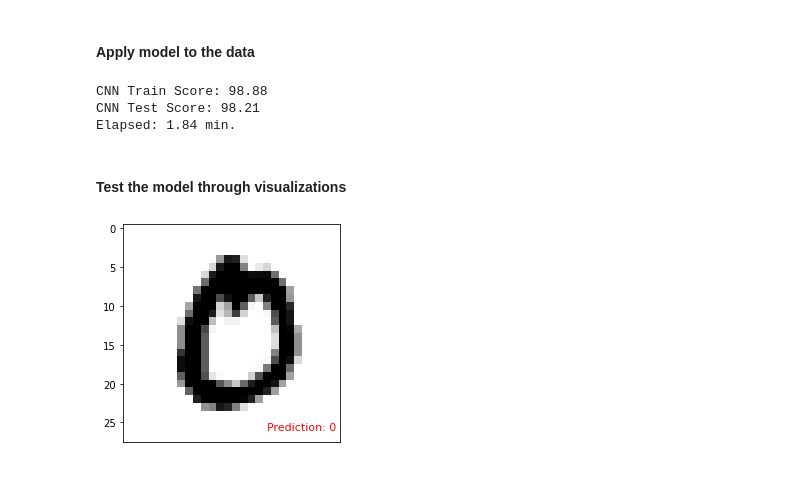
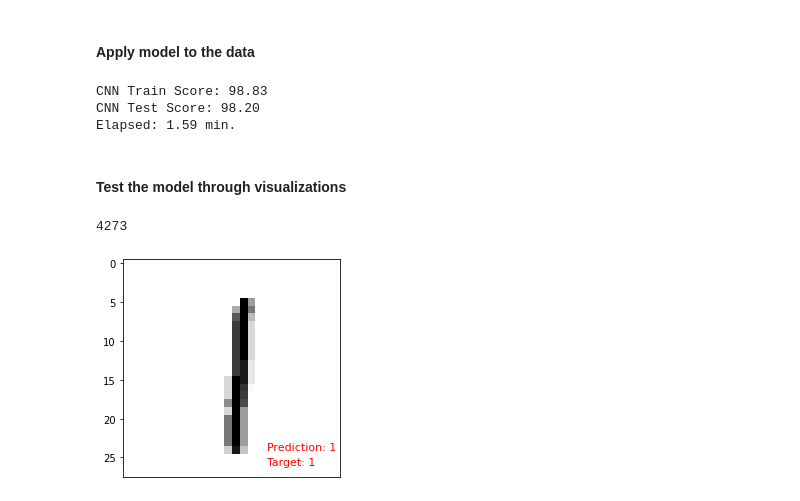
Before and after one commit to rohannakra/AI-Predicts-Hand-Written-Digits, a Jupyter notebook: AI_predicts_handwritten_digits.ipynb, the cells around one changed output. Cells and saved outputs as stored; diff of their text form; code cells hidden in the pictures.

```diff
--- a/AI_predicts_handwritten_digits.ipynb
+++ b/AI_predicts_handwritten_digits.ipynb
@@ -14,6 +14,7 @@ from tensorflow.keras.models import Sequential
 from tensorflow.keras.layers import Conv2D, MaxPooling2D, Dense, Flatten
 from tensorflow.keras.optimizers import SGD
 from tensorflow.keras.utils import to_categorical
+from tensorflow.keras.datasets import mnist
 %matplotlib inline
 
 # Import other modules.
@@ -34,18 +35,11 @@ from IPython.display import clear_output
 
 # NOTE: To import 'plyer' module, you must use 'pip install plyer'
 
-# Getting workspace/project to create a path that leads to the dataset.
-print(os.getcwd())
+# Import dataset.
+(X_train, y_train), (X_test, y_test) = mnist.load_data()
 
-# Import dataset.
-train = pd.read_csv('train.csv')
-test = pd.read_csv('test.csv')
-
-# NOTE: You can download these files @: https://www.kaggle.com/oddrationale/mnist-in-csv?select=mnist_train.csv
-
-# X is the hand written digits, y is the actual digits (answers).
-X_train, y_train = (train.loc[:, '1x1':'28x28'].to_numpy(), train['label'].to_numpy())
-X_test, y_test = (test.loc[:, '1x1':'28x28'].to_numpy(), test['label'].to_numpy())
+X_train = X_train.reshape(X_train.shape[0], -1)
+X_test = X_test.reshape(X_test.shape[0], -1)
 
 # X represents the hand written digits which are 28 x 28 in size.
 print(f'X_train.shape: {X_train.shape}')    # -> (60,000, 784)
@@ -179,25 +179,42 @@ notification.notify(
     app_icon='python_icon.ico'
 )
 # %% [output]
-CNN Train Score: 98.88
-CNN Test Score: 98.21
-Elapsed: 1.84 min.
+CNN Train Score: 98.83
+CNN Test Score: 98.20
+Elapsed: 1.59 min.
 # %% [markdown]
 #### Test the model through visualizations
 # %%
-# Create a list of predictions.
-sample = np.array(choice(X_test).reshape(1, 28, 28, 1))
+# Ask user for specific number to test model.
+def pick_num():
+    try:
+        number = int(input('Choose a number to test the model on -> '))
+    except ValueError:
+        pick_num()
+    else:
+        return number
+
+og_y_test = np.array([np.argmax(y, axis=None, out=None) for y in y_test])
+
+index = choice(np.where(og_y_test == pick_num())[0])
+sample = X_test[index].reshape(1, 28, 28, 1)
+sample_target = og_y_test[index]
+
+print(index)
+
 prediction = np.argmax(CNN.predict(sample))
 
 sample_img = sample.reshape(28, 28)
 
 plt.imshow(sample_img, cmap='binary')
-plt.text(18, 26, f'Prediction: {prediction}', fontsize=11, color='red')
+plt.text(18, 24, f'Prediction: {prediction}', fontsize=11, color='red')
+plt.text(18, 26, f'Target: {sample_target}', fontsize=11, color='red')
 plt.tick_params(
     axis='both',          # changes apply to the x-axis
     which='both',      # both major and minor ticks are affected
     bottom=False,      # ticks along the bottom edge are off
     top=False,         # ticks along the top edge are off
     labelbottom=False)
 # %% [output]
+4273
-[figure, old version]
+[figure, new version]
```
Also changed, not shown: parts of 4 cells of this notebook, 2 other files.
